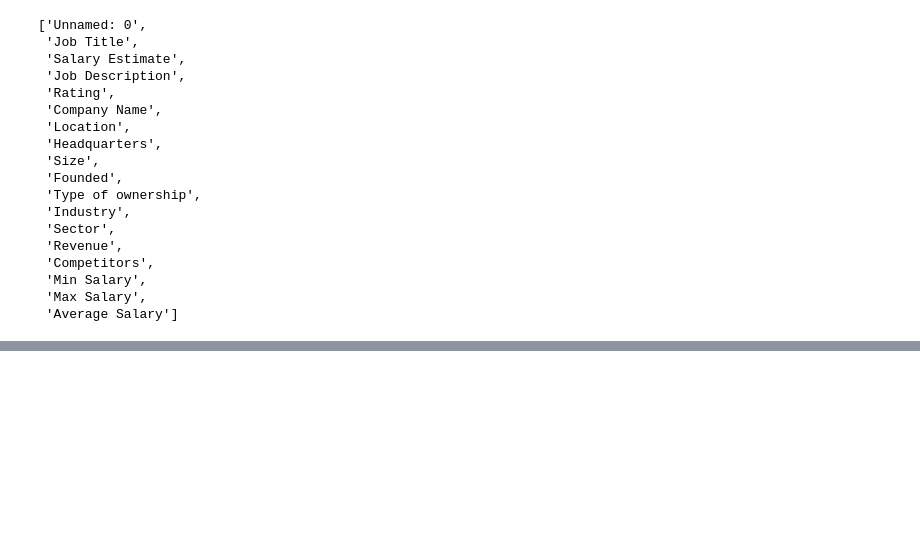
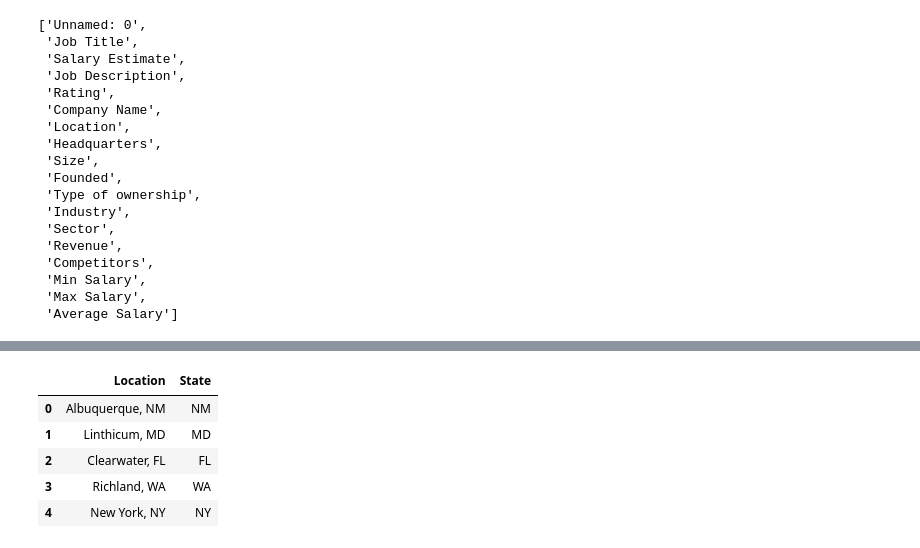
Before and after one commit to nitin28061999/Glassdoor-salary-predictor, a Jupyter notebook: Notebooks/02_Data_Cleaning.ipynb, the cells around one changed output, grey strips where cells are left out. Saved outputs shown, nothing was run; the diff lists cells and outputs as text; code cells hidden in the pictures; blank space fills up the shorter version.

```diff
--- a/Notebooks/02_Data_Cleaning.ipynb
+++ b/Notebooks/02_Data_Cleaning.ipynb
@@ -297,0 +324,11 @@ df['Company Name'] = df['Company Name'].str.split('\n').str[0]
+# %%
+df['State'] = df['Location'].str.split(',').str[-1].str.strip()
+
+df[['Location', 'State']].head()
+# %% [output]
+|  | Location | State |
+| 0 | Albuquerque, NM | NM |
+| 1 | Linthicum, MD | MD |
+| 2 | Clearwater, FL | FL |
+| 3 | Richland, WA | WA |
+| 4 | New York, NY | NY |
```
Also changed, not shown: parts of 6 cells of this notebook, 1 other file.
